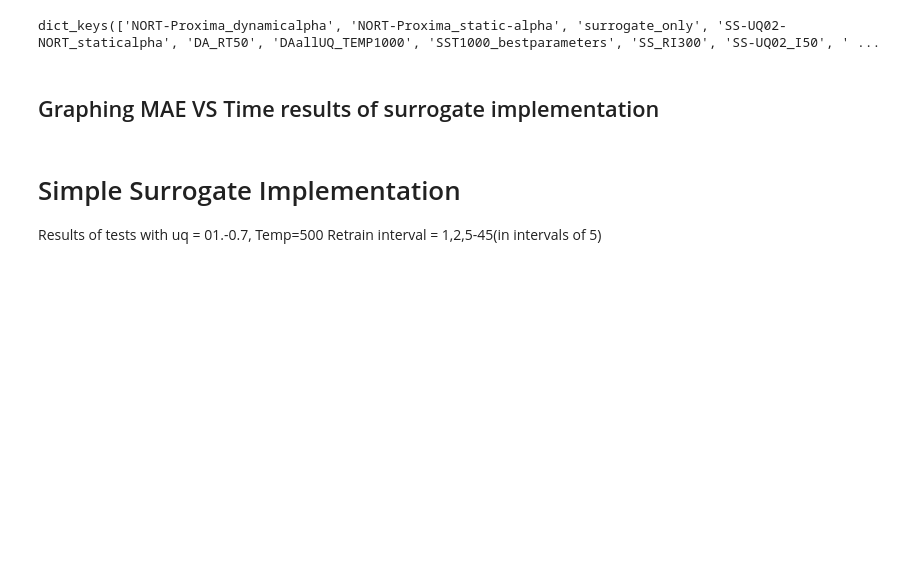
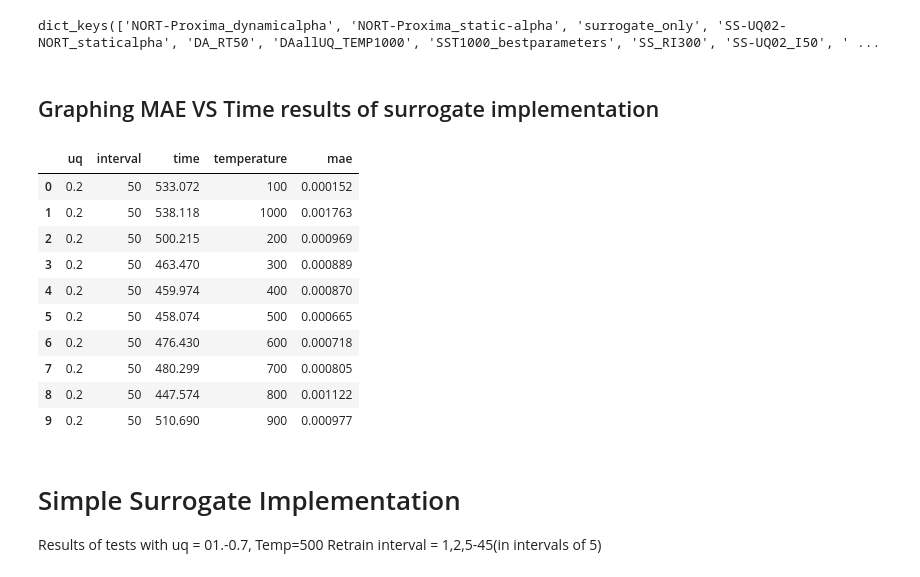
Before and after one commit to YulianaGomez/proxima_analysis, a Jupyter notebook: notebooks/Scatter_plot_method_comparison.ipynb, the cells around one changed output. Cells and saved outputs as stored; diff of their text form; code cells hidden in the pictures; blank space fills up the shorter version.

```diff
--- a/notebooks/Scatter_plot_method_comparison.ipynb
+++ b/notebooks/Scatter_plot_method_comparison.ipynb
@@ -71,6 +71,20 @@ def _plot_cases(cases): #df_a, df_b, df_c, df_d):
     plt.xlabel('Time')
     plt.ylabel("Mean Absolute Error")
     plt.title('Implementation Results')
+# %%
+results['SS-UQ02_I50']
+# %% [output]
+|  | uq | interval | time | temperature | mae |
+| 0 | 0.2 | 50 | 533.072 | 100 | 0.000152 |
+| 1 | 0.2 | 50 | 538.118 | 1000 | 0.001763 |
+| 2 | 0.2 | 50 | 500.215 | 200 | 0.000969 |
+| 3 | 0.2 | 50 | 463.470 | 300 | 0.000889 |
+| 4 | 0.2 | 50 | 459.974 | 400 | 0.000870 |
+| 5 | 0.2 | 50 | 458.074 | 500 | 0.000665 |
+| 6 | 0.2 | 50 | 476.430 | 600 | 0.000718 |
+| 7 | 0.2 | 50 | 480.299 | 700 | 0.000805 |
+| 8 | 0.2 | 50 | 447.574 | 800 | 0.001122 |
+| 9 | 0.2 | 50 | 510.690 | 900 | 0.000977 |
 # %% [markdown]
 # Simple Surrogate Implementation
 Results of tests with
```
Also changed, not shown: parts of 6 cells of this notebook, 1 other file.
